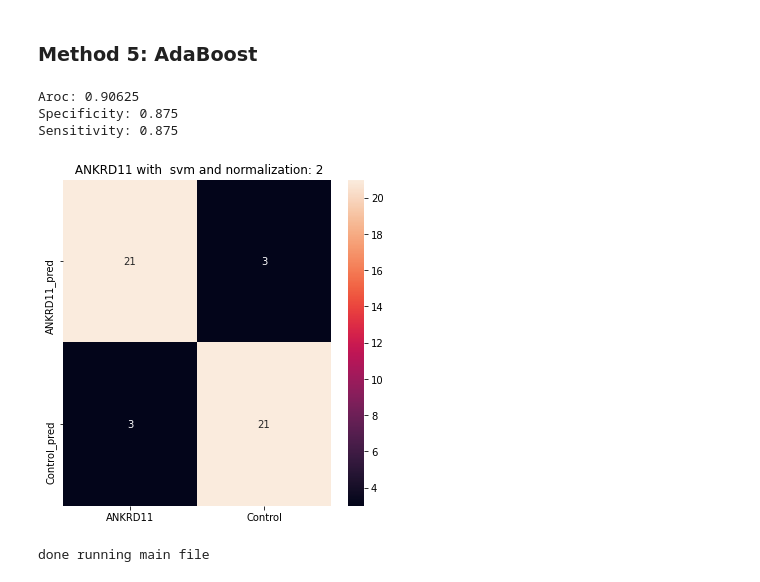
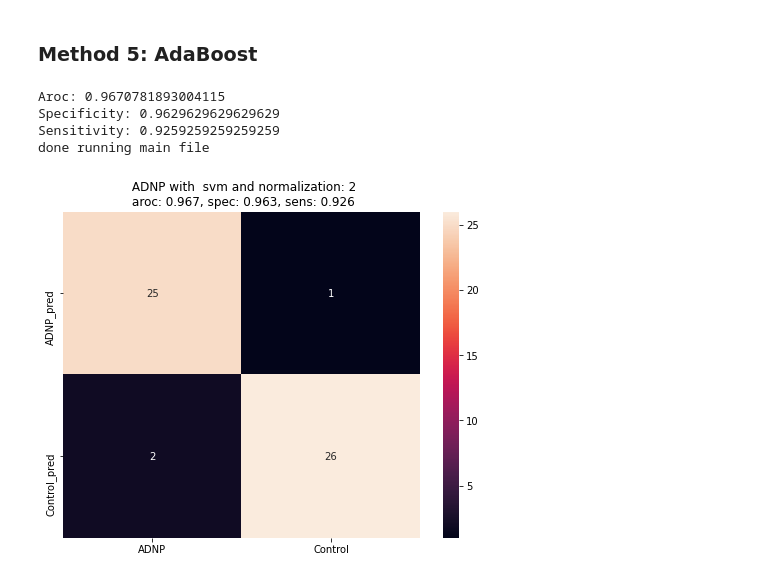
Before and after one commit to spatiebalk/face-classification, a Jupyter notebook: conf_matrix_generation.ipynb, the cells around one changed output. Drawn from its saved outputs; the diff is of its cells as text; code cells hidden in the pictures.

Commit message:
script for drawing confusion matrix finalised

```diff
--- a/conf_matrix_generation.ipynb
+++ b/conf_matrix_generation.ipynb
@@ -428,10 +428,12 @@ def plot_conf_matrix(tn, fp, fn, tp, aroc, syn_name, classifier, norm):
              [fn, tn]]
     df_cm = pd.DataFrame(conf_matrix, index = ["{}_pred".format(syn_name), "Control_pred"],
                       columns = [syn_name, "Control"])
-    plt.figure(figsize = (6, 6))
+    plt.figure(figsize = (8, 6))
     sns_heat = sns.heatmap(df_cm, annot=True)
-    plt.title(" {} with  {} and normalization: {}".format(syn_name, classifier, norm))
-    plt.show()
+    plt.title(" {} with  {} and normalization: {}\n aroc: {:.3f}, spec: {:.3f}, sens: {:.3f}".format(syn_name, classifier, norm, aroc, spec, sens))
+
+    plt.savefig("results/{}/{}_conf_matrix.jpg".format(syn_name, syn_name))
+    #plt.show()
 # %%
 
 def main():
@@ -439,7 +441,7 @@ def main():
     syn_list = ['ADNP','ANKRD11', 'CDK13', 'DEAF1', 'DYRK1A', 'EHMT1', 'FBXO11', 'SON', 'SPOP', 'WAC', 'YY1']
 
     # syndrome
-    syn_name = syn_list[1]
+    syn_name = syn_list[0]
 
     # data combination
     data_combination = 0
@@ -458,35 +460,35 @@ def main():
 
     data_dir = r"H:\Genetica Projecten\Facial Recognition\Studenten en Onderzoekers\Fien\{}".format(syn_name)
     nr_comps, data, labels = concatenate(syn_name, data_dir, data_combination, 300)
 
 
     if classifier == "knn":
         tn, fp, fn, tp, aroc  = knn_classifier_conf_matrix(data, labels, params[0], norm)
         plot_conf_matrix(tn, fp, fn, tp, aroc, syn_name, classifier, norm)
 
     if classifier == "svm":
         tn, fp, fn, tp, aroc  = svm_classifier_conf_matrix(data, labels, params[0], norm)
         plot_conf_matrix(tn, fp, fn, tp, aroc, syn_name, classifier, norm)
 
     if classifier == "random_forest":
         tn, fp, fn, tp, aroc  = rf_classifier_conf_matrix(data, labels, params[0], norm)
         plot_conf_matrix(tn, fp, fn, tp, aroc, syn_name, classifier, norm)
 
     if classifier == "gradient_boost":
         tn, fp, fn, tp, aroc  = gr_classifier_conf_matrix(data, labels, params[0], norm)
         plot_conf_matrix(tn, fp, fn, tp, aroc, syn_name, classifier, norm)
 
     if classifier == "ada_boost":
         tn, fp, fn, tp, aroc  = ada_classifier_conf_matrix(data, labels, params[0], norm)
         plot_conf_matrix(tn, fp, fn, tp, aroc, syn_name, classifier, norm)
 
 
     print("done running main file")
 
 main()
 # %% [output]
-Aroc: 0.90625
-Specificity: 0.875
-Sensitivity: 0.875
+Aroc: 0.9670781893004115
+Specificity: 0.9629629629629629
+Sensitivity: 0.9259259259259259
+done running main file
-[figure, old version]
+[figure, new version]
-done running main file
```
Also changed, not shown: 4 other files.
